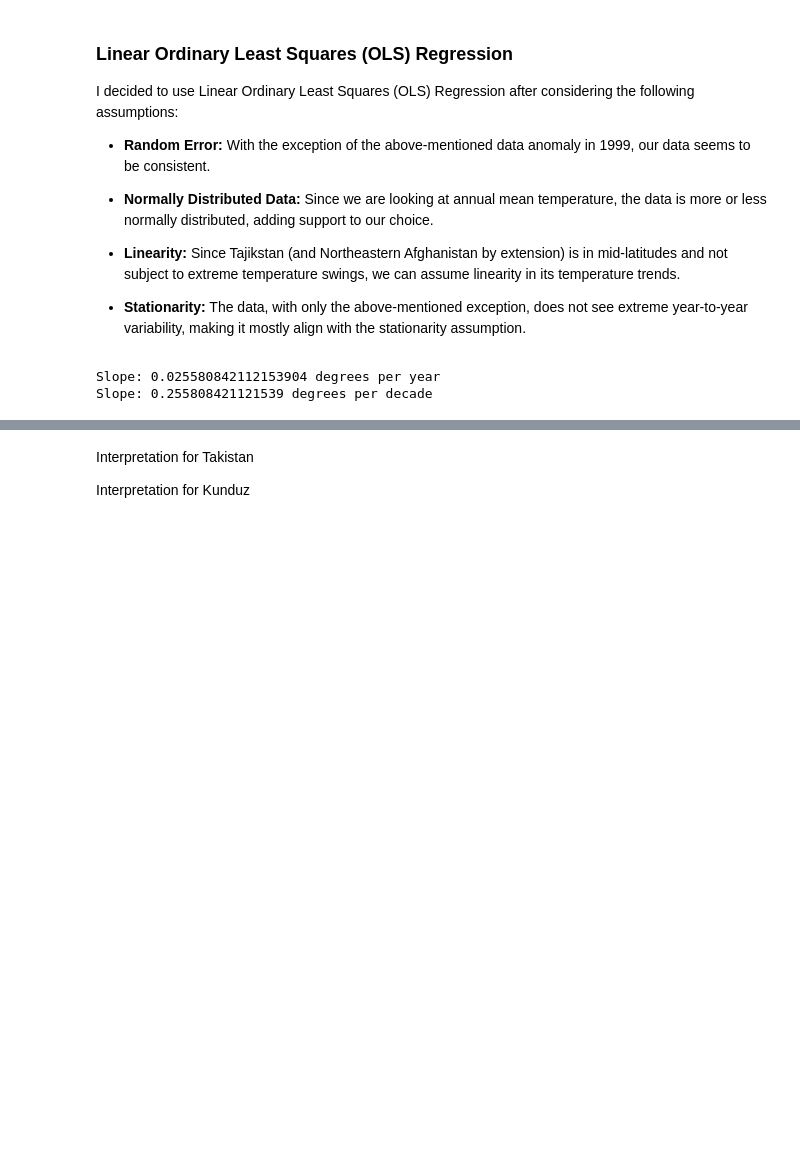
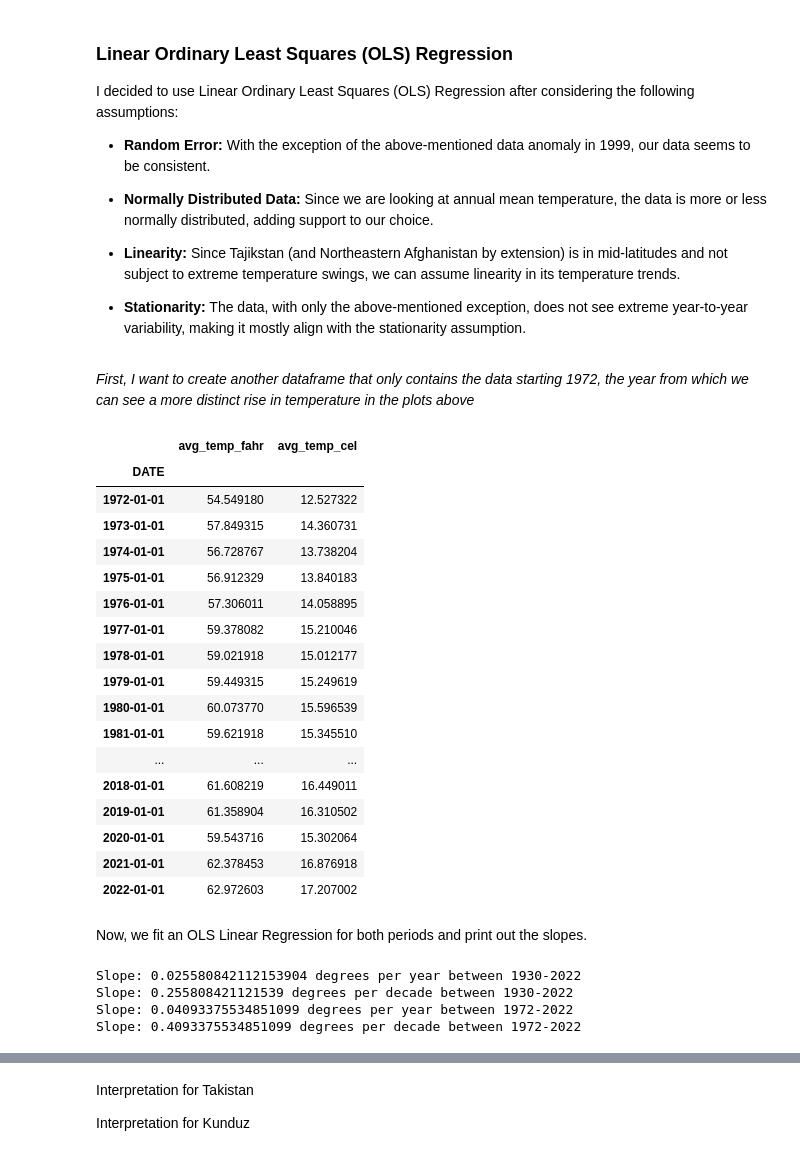
Before and after one commit to hakimsaad9387/01-climate-fall-template, a Jupyter notebook: 06-climate-portfolio.ipynb, the cells around one changed output, grey strips where cells are left out. Drawn from its saved outputs; the diff is of its cells as text; code cells hidden in the pictures; blank space fills up the shorter version.

```diff
--- a/06-climate-portfolio.ipynb
+++ b/06-climate-portfolio.ipynb
@@ -367,30 +369,58 @@ I decided to use Linear Ordinary Least Squares (OLS) Regression after considerin
 * **Linearity:** Since Tajikstan (and Northeastern Afghanistan by extension) is in mid-latitudes and not subject to extreme temperature swings, we can assume linearity in its temperature trends.
 
 * **Stationarity:** The data, with only the above-mentioned exception, does not see extreme year-to-year variability, making it mostly align with the stationarity assumption.
+# %% [markdown]
+_First, I want to create another dataframe that only contains the data starting 1972, the year from which we can see a more distinct rise in temperature in the plots above_
 # %%
-### fit an OLS Linear Regression to the data
+### create another df only for the period between 1972-2022
+dush_temp_df_1972_2022 = dush_ann_temp_df.loc['1972':'2022']
 
-### define independent variable
-### reshape 'year' to be a 2D array for scikit-learn
-ind_variable = dush_ann_temp_df.index.year.values.reshape(-1, 1)
-
-
-### define dependent variable
-dep_variable = dush_ann_temp_df['avg_temp_cel']
-
-
-### make linear regression model
-model = LinearRegression()
-
-
-### fit the model on the data
-model.fit(ind_variable, dep_variable)
-
-
-### calculate and print metrics
-print(f'Slope: {model.coef_[0]} degrees per year')
-print(f'Slope: {model.coef_[0] * 10} degrees per decade')
+dush_temp_df_1972_2022
 # %% [output]
-Slope: 0.025580842112153904 degrees per year
-Slope: 0.255808421121539 degrees per decade
+|  | avg_temp_fahr | avg_temp_cel |
+| DATE |  |  |
+| 1972-01-01 | 54.549180 | 12.527322 |
+| 1973-01-01 | 57.849315 | 14.360731 |
+| 1974-01-01 | 56.728767 | 13.738204 |
+| 1975-01-01 | 56.912329 | 13.840183 |
+| 1976-01-01 | 57.306011 | 14.058895 |
+| 1977-01-01 | 59.378082 | 15.210046 |
+| 1978-01-01 | 59.021918 | 15.012177 |
+| 1979-01-01 | 59.449315 | 15.249619 |
+| 1980-01-01 | 60.073770 | 15.596539 |
+| 1981-01-01 | 59.621918 | 15.345510 |
+| ... | ... | ... |
+| 2018-01-01 | 61.608219 | 16.449011 |
+| 2019-01-01 | 61.358904 | 16.310502 |
+| 2020-01-01 | 59.543716 | 15.302064 |
+| 2021-01-01 | 62.378453 | 16.876918 |
+| 2022-01-01 | 62.972603 | 17.207002 |
+# %% [markdown]
+Now, we fit an OLS Linear Regression for both periods and print out the slopes.
+# %%
+### fit an OLS Linear Regression to the data for both time ranges
+
+for df in [dush_ann_temp_df, dush_temp_df_1972_2022]:
+
+    ### define independent variable
+    ### reshape 'year' to be a 2D array for scikit-learn
+    ind_variable = df.index.year.values.reshape(-1, 1)
+
+    ### define dependent variable
+    dep_variable = df['avg_temp_cel']
+
+    ### make linear regression model
+    model = LinearRegression()
+
+    ### fit the model on the data
+    model.fit(ind_variable, dep_variable)
+
+    ### calculate and print metrics
+    print(f'Slope: {model.coef_[0]} degrees per year between ' + str(ind_variable[0][0]) + '-2022')
+    print(f'Slope: {model.coef_[0] * 10} degrees per decade between ' + str(ind_variable[0][0]) + '-2022')
+# %% [output]
+Slope: 0.025580842112153904 degrees per year between 1930-2022
+Slope: 0.255808421121539 degrees per decade between 1930-2022
+Slope: 0.04093375534851099 degrees per year between 1972-2022
+Slope: 0.4093375534851099 degrees per decade between 1972-2022
 # %% [markdown]
```
Also changed, not shown: parts of 6 cells of this notebook, 1 other file.
